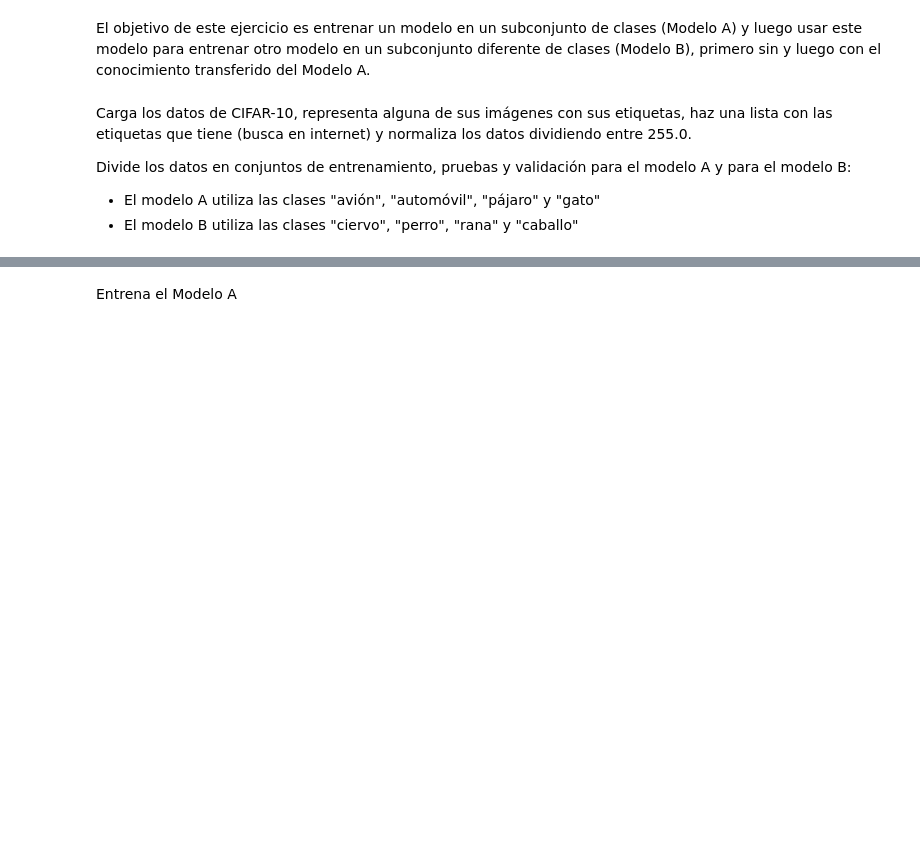
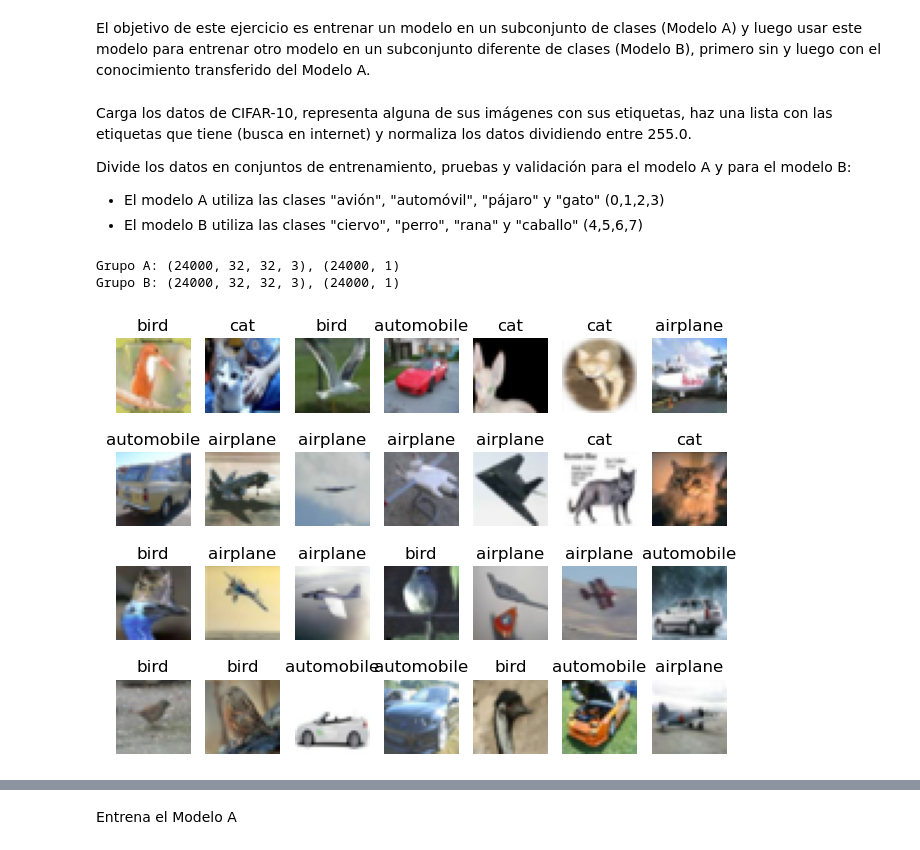
Before and after one commit to xabierguerrero/IABD_2425, a Jupyter notebook: Python_Ejers/SAPA/Deep_Learning/Ejercicios/4_7Ejercicios.ipynb, the cells around one changed output, grey strips where cells are left out. Saved outputs shown, nothing was run; the diff lists cells and outputs as text; code cells hidden in the pictures; blank space fills up the shorter version.

```diff
--- a/Python_Ejers/SAPA/Deep_Learning/Ejercicios/4_7Ejercicios.ipynb
+++ b/Python_Ejers/SAPA/Deep_Learning/Ejercicios/4_7Ejercicios.ipynb
@@ -225,5 +251,69 @@ El objetivo de este ejercicio es entrenar un modelo en un subconjunto de clases
 Carga los datos de CIFAR-10, representa alguna de sus imágenes con sus etiquetas, haz una lista con las etiquetas que tiene (busca en internet) y normaliza los datos dividiendo entre 255.0.
 
 Divide los datos en conjuntos de entrenamiento, pruebas y validación para el modelo A y para el modelo B:
-* El modelo A utiliza las clases "avión", "automóvil", "pájaro" y "gato"
-* El modelo B utiliza las clases "ciervo", "perro", "rana" y "caballo"
+* El modelo A utiliza las clases "avión", "automóvil", "pájaro" y "gato" (0,1,2,3)
+* El modelo B utiliza las clases "ciervo", "perro", "rana" y "caballo" (4,5,6,7)
+# %%
+(x_train, y_train), (x_test, y_test) = tf.keras.datasets.cifar10.load_data()
+# %%
+dicc={0:"airplane",1:"automobile",2:"bird",3:"cat",4:"deer",5:"dog",6:"frog",7:"horse",8:"ship",9:"truck"}
+# %%
+x_total = np.concatenate((x_train, x_test))
+y_total = np.concatenate((y_train, y_test))
+
+y_total_flat = y_total.flatten()
+
+# Creamos las máscaras booleanas
+mask_A = (y_total_flat >= 0) & (y_total_flat < 4)  # Valores [0, 1, 2, 3]
+mask_B = (y_total_flat >= 4) & (y_total_flat < 8)  # Valores [4, 5, 6, 7]
+
+
+# Usamos las máscaras para separar los datos
+x_total_A = x_total[mask_A]
+y_total_A = y_total[mask_A]
+
+x_total_B = x_total[mask_B]
+y_total_B = y_total[mask_B]
+
+
+# Verificamos los resultados
+print(f"Grupo A: {x_total_A.shape}, {y_total_A.shape}")
+print(f"Grupo B: {x_total_B.shape}, {y_total_B.shape}")
+
+
+# Dividir el conjunto completo en 50,000 para entrenamiento y 10,000 para validación + test
+x_train_A, x_temp_A, y_train_A, y_temp_A = train_test_split(x_total_A, y_total_A, test_size=10000, random_state=17)
+
+# Dividir los 10,000 restantes en 5,000 para validación y 5,000 para test
+x_val_A, x_test_A, y_val_A, y_test_A = train_test_split(x_temp_A, y_temp_A, test_size=5000, random_state=17)
+
+x_train_B, x_temp_B, y_train_B, y_temp_B = train_test_split(x_total_B, y_total_B, test_size=10000, random_state=17)
+
+# Dividir los 10,000 restantes en 5,000 para validación y 5,000 para test
+x_val_B, x_test_B, y_val_B, y_test_B = train_test_split(x_temp_B, y_temp_B, test_size=5000, random_state=17)
+# %% [output]
+Grupo A: (24000, 32, 32, 3), (24000, 1)
+Grupo B: (24000, 32, 32, 3), (24000, 1)
+# %%
+x_train_A = x_train_A.astype('float32') / 255.0
+x_val_A = x_val_A.astype('float32') / 255.0
+x_test_A = x_test_A.astype('float32') / 255.0
+
+x_train_B = x_train_B.astype('float32') / 255.0
+x_val_B = x_val_B.astype('float32') / 255.0
+x_test_B = x_test_B.astype('float32') / 255.0
+# %%
+i=0
+for x in x_train_A:
+    plt.subplot(4,7,i+1)
+    plt.title(dicc[int(y_train_A[i])])
+    plt.imshow(x)
+    plt.axis('off')
+
+    if i == 27:
+        break
+    i+=1
+plt.tight_layout()
+plt.show()
+# %% [output]
+[figure, added]
```
Also changed, not shown: parts of 27 cells of this notebook, 52 other files.
